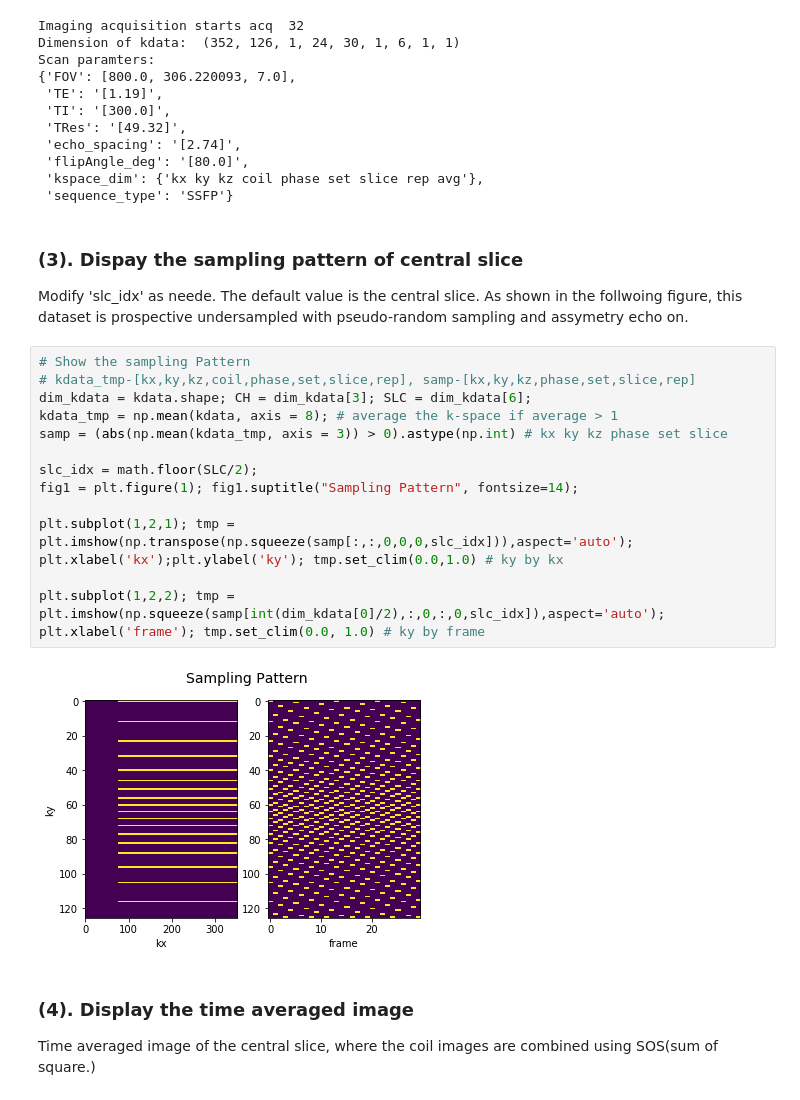
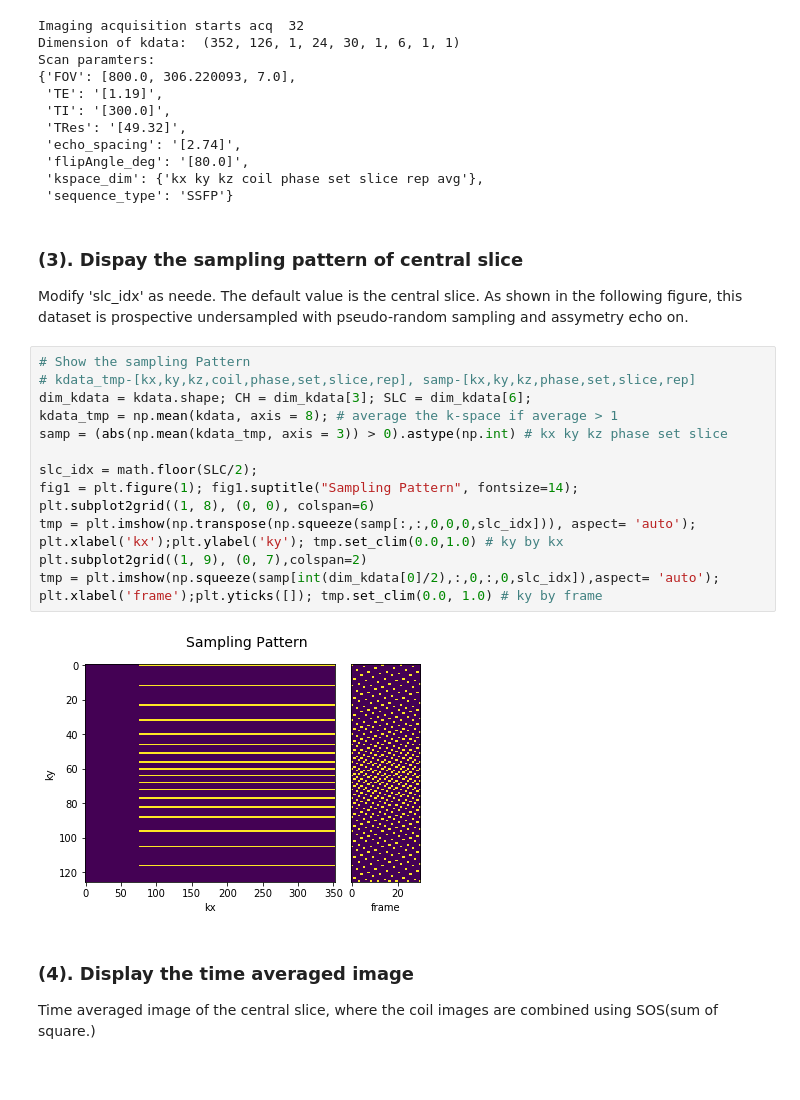
Before and after one commit to MRIOSU/OCMR, a Jupyter notebook: python/OCMR Tutorial.ipynb, the cells around one changed output. Cells and saved outputs as stored; diff of their text form.

```diff
--- a/python/OCMR Tutorial.ipynb
+++ b/python/OCMR Tutorial.ipynb
@@ -66,25 +66,25 @@ Scan paramters:
  'sequence_type': 'SSFP'}
 # %% [markdown]
 ### (3). Dispay the sampling pattern of central slice
-Modify 'slc_idx' as neede. The default value is the central slice. As shown in the follwoing figure, this dataset is prospective undersampled with pseudo-random
+Modify 'slc_idx' as neede. The default value is the central slice. As shown in the following figure, this dataset is prospective undersampled with pseudo-random
 sampling and assymetry echo on.
 # %%
 # Show the sampling Pattern
 # kdata_tmp-[kx,ky,kz,coil,phase,set,slice,rep], samp-[kx,ky,kz,phase,set,slice,rep]
 dim_kdata = kdata.shape; CH = dim_kdata[3]; SLC = dim_kdata[6];
 kdata_tmp = np.mean(kdata, axis = 8); # average the k-space if average > 1
 samp = (abs(np.mean(kdata_tmp, axis = 3)) > 0).astype(np.int) # kx ky kz phase set slice
 
 slc_idx = math.floor(SLC/2);
 fig1 = plt.figure(1); fig1.suptitle("Sampling Pattern", fontsize=14);
-
-plt.subplot(1,2,1); tmp = plt.imshow(np.transpose(np.squeeze(samp[:,:,0,0,0,slc_idx])),aspect='auto');
+plt.subplot2grid((1, 8), (0, 0), colspan=6)
+tmp = plt.imshow(np.transpose(np.squeeze(samp[:,:,0,0,0,slc_idx])), aspect= 'auto');
 plt.xlabel('kx');plt.ylabel('ky'); tmp.set_clim(0.0,1.0) # ky by kx
-
-plt.subplot(1,2,2); tmp = plt.imshow(np.squeeze(samp[int(dim_kdata[0]/2),:,0,:,0,slc_idx]),aspect='auto');
-plt.xlabel('frame'); tmp.set_clim(0.0, 1.0) # ky by frame
+plt.subplot2grid((1, 9), (0, 7),colspan=2)
+tmp = plt.imshow(np.squeeze(samp[int(dim_kdata[0]/2),:,0,:,0,slc_idx]),aspect= 'auto');
+plt.xlabel('frame');plt.yticks([]); tmp.set_clim(0.0, 1.0) # ky by frame
 # %% [output]
-[figure, old version]
+[figure, new version]
 # %% [markdown]
 ### (4). Display the time averaged image
 Time averaged image of the central slice, where the coil images are combined using SOS(sum of square.)
```
Also changed, not shown: parts of 1 cell of this notebook.
